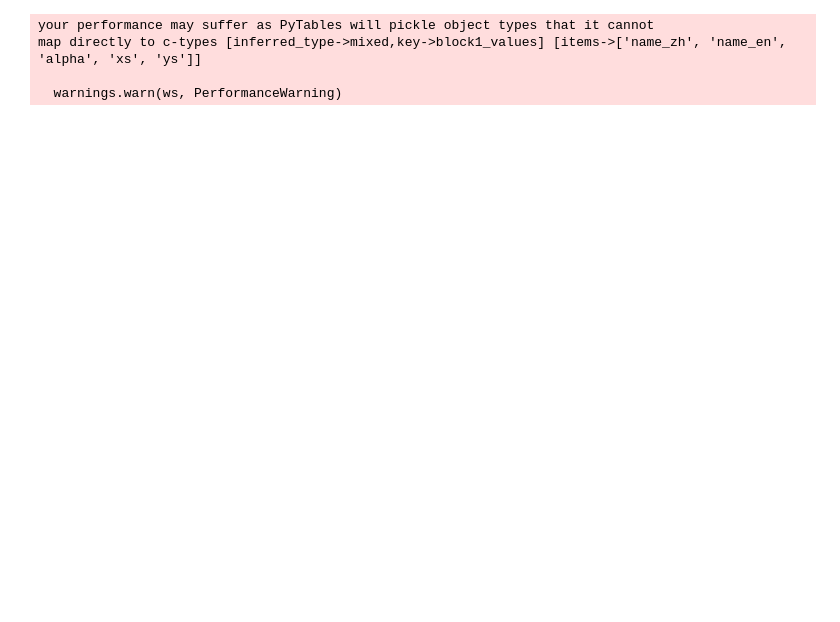
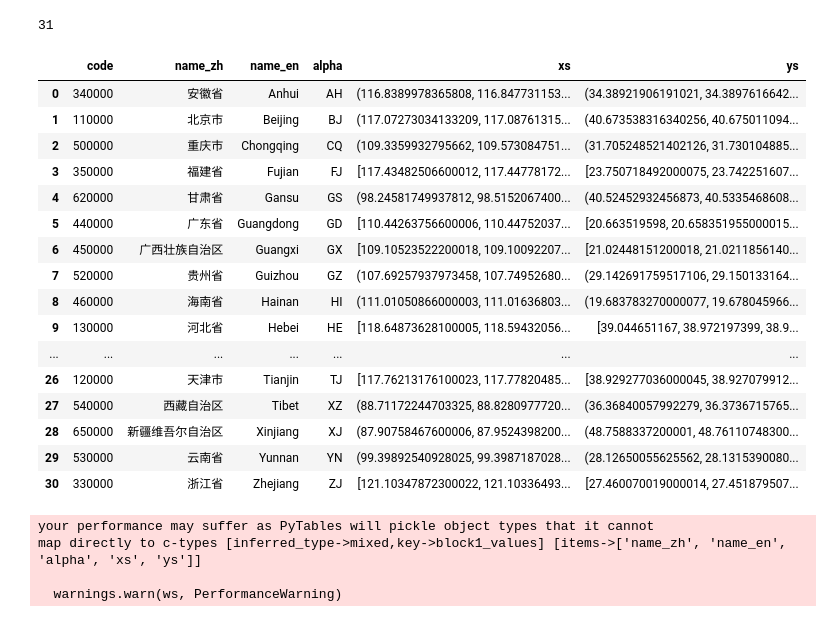
Before and after one commit to mit-jp/cge-tools, a Jupyter notebook: interactive_map/utils/Sync map with coded data.ipynb, the cells around one changed output. Saved outputs shown, nothing was run; the diff lists cells and outputs as text; code cells hidden in the pictures; blank space fills up the shorter version.

```diff
--- a/interactive_map/utils/Sync map with coded data.ipynb
+++ b/interactive_map/utils/Sync map with coded data.ipynb
@@ -26,4 +55,5 @@ map_data.head()
 # %%
 # Clean-up 'postal' codes from Natural Earth to match 'alpha' in unified.csv
-map_data.loc[map_data[map_data.woe_name == 'Hubei'].index[0], 'postal'] = 'HB'
-map_data.loc[map_data[map_data.woe_name == 'Shaanxi'].index[0], 'postal'] = 'SN'
+
+map_data.loc[map_data[map_data.postal == 'XZ'].index[0], 'woe_name'] = 'Tibet'
+map_data.loc[map_data[map_data.postal == 'NM'].index[0], 'woe_name'] = 'Inner Mongolia'
@@ -30,7 +62,28 @@ map_data.loc[map_data[map_data.woe_name == 'Shaanxi'].index[0], 'postal'] = 'SN'
 # %%
 # Merge and drop the columns we don't want
-province_map_data = coded.merge(map_data, left_on='alpha', right_on='postal')
-province_map_data = province_map_data.drop(['woe_name', 'postal', 'latitude', 'longitude', 'level', 'name_pinyin'], axis=1)
+province_map_data = coded.merge(map_data, left_on='name_en', right_on='woe_name')
+province_map_data = province_map_data.drop(['woe_name', 'postal'], axis=1)
+print(len(province_map_data))
+province_map_data.head(40)
+# %% [output]
+31
+|  | code | name_zh | name_en | alpha | xs | ys |
+| 0 | 340000 | 安徽省 | Anhui | AH | (116.8389978365808, 116.847731153... | (34.38921906191021, 34.3897616642... |
+| 1 | 110000 | 北京市 | Beijing | BJ | (117.07273034133209, 117.08761315... | (40.673538316340256, 40.675011094... |
+| 2 | 500000 | 重庆市 | Chongqing | CQ | (109.3359932795662, 109.573084751... | (31.705248521402126, 31.730104885... |
+| 3 | 350000 | 福建省 | Fujian | FJ | [117.43482506600012, 117.44778172... | [23.750718492000075, 23.742251607... |
+| 4 | 620000 | 甘肃省 | Gansu | GS | (98.24581749937812, 98.5152067400... | (40.52452932456873, 40.5335468608... |
+| 5 | 440000 | 广东省 | Guangdong | GD | [110.44263756600006, 110.44752037... | [20.663519598, 20.658351955000015... |
+| 6 | 450000 | 广西壮族自治区 | Guangxi | GX | [109.10523522200018, 109.10092207... | [21.02448151200018, 21.0211856140... |
+| 7 | 520000 | 贵州省 | Guizhou | GZ | (107.69257937973458, 107.74952680... | (29.142691759517106, 29.150133164... |
+| 8 | 460000 | 海南省 | Hainan | HI | (111.01050866000003, 111.01636803... | (19.683783270000077, 19.678045966... |
+| 9 | 130000 | 河北省 | Hebei | HE | [118.64873628100005, 118.59432056... | [39.044651167, 38.972197399, 38.9... |
+| ... | ... | ... | ... | ... | ... | ... |
+| 26 | 120000 | 天津市 | Tianjin | TJ | [117.76213176100023, 117.77820485... | [38.929277036000045, 38.927079912... |
+| 27 | 540000 | 西藏自治区 | Tibet | XZ | (88.71172244703325, 88.8280977720... | (36.36840057992279, 36.3736715765... |
+| 28 | 650000 | 新疆维吾尔自治区 | Xinjiang | XJ | (87.90758467600006, 87.9524398200... | (48.7588337200001, 48.76110748300... |
+| 29 | 530000 | 云南省 | Yunnan | YN | (99.39892540928025, 99.3987187028... | (28.12650055625562, 28.1315390080... |
+| 30 | 330000 | 浙江省 | Zhejiang | ZJ | [121.10347872300022, 121.10336493... | [27.460070019000014, 27.451879507... |
 # %%
 # Save to hdf and json
 province_map_data.to_json('../data/province_map_data.json')
```
Also changed, not shown: parts of 3 cells of this notebook, 3 other files.
